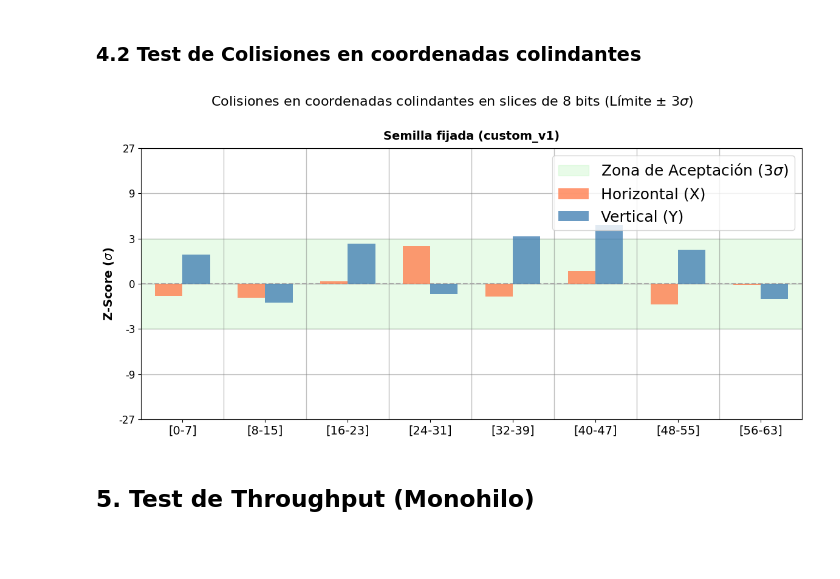
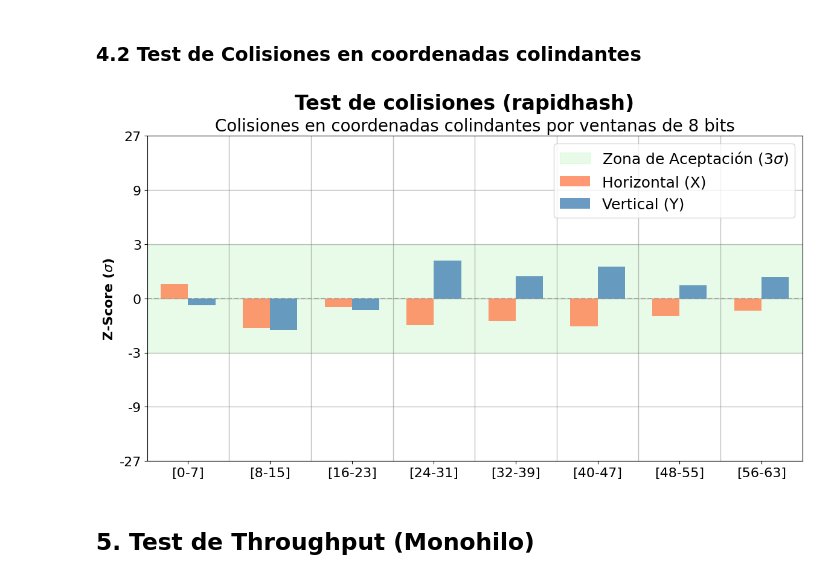
Before and after one commit to LuisMiguelTrinidad/GPT_Generacion_Procedural_de_Terreno, a Jupyter notebook: 01_PRNGs_y_hashing/analysis_notebook.ipynb, the cells around one changed output. Drawn from its saved outputs; the diff is of its cells as text; code cells hidden in the pictures; blank space fills up the shorter version.

```diff
--- a/01_PRNGs_y_hashing/analysis_notebook.ipynb
+++ b/01_PRNGs_y_hashing/analysis_notebook.ipynb
@@ -200,7 +201,7 @@ thresholds = [
     (0.3173, GRAY,         '68.27% (Equiv a 1$\\sigma$)'),
 ]
 
-fig, ax = plt.subplots(figsize=FIGSIZE)
+fig, ax = plt.subplots(figsize=(14,7.5))
 
 # 1. Ejes
 ax.set_xscale('log', base=10)
@@ -242,7 +243,7 @@ ax.grid(which='major', linestyle='-', linewidth=1.5, color=GRAY_DARK)
 ax.grid(which='minor', linestyle='--', linewidth=1, color=GRAY)
 
 # 4. Títulos
-fig.suptitle('Convergencia del Test $\\chi^2$ (Ventanas de 16 bits)', fontweight='bold')
+fig.suptitle(f'Convergencia del Test $\\chi^2$ (Ventanas de 16 bits) ({HASH_FUNCTION})', fontweight='bold')
 
 # 5. Elementos principales
 for alpha, color, label in thresholds:
@@ -324,7 +325,8 @@ Análisis Sensibilidad de entrada/salida (Efecto Avalancha). Objetivo: cambio de
 # %% [markdown]
 Generación de métricas de avalancha: cambios en salida vs flips de 1 bit en $S, X, Y$.
 # %%
-AVALANCHE_SAMPLES = 1_000_000_000
+#40 minutos
+AVALANCHE_SAMPLES = 10_000_000
 AVALANCHE_SEED = 0xDEADBEEFCAFEBABE
 
 avalanche_output_file = Path("logs/avalanche_64b_output.txt")
@@ -481,7 +483,7 @@ plot_avalanche_effect(mu_flips_y, 'Efecto Avalancha: Variando bits de $Y$')
 # %% [markdown]
 #### 2.3.5 Distribución de Bits Cambiados (Distancia de Hamming $h$)
 # %%
-fig, ax = plt.subplots(figsize=(12, 7.5))
+fig, ax = plt.subplots(figsize=(16, 7.5))
 
 # 1. Ejes
 h_vals = np.arange(len(f_h_total))
@@ -500,7 +502,8 @@ ax.set_yticklabels([f'{y * 100:.0f}%' for y in yticks_vals])
 ax.grid(axis='y', linestyle='--', color=GRAY)
 
 # 4. Títulos
-fig.suptitle('Distribución de Bits Cambiados (Distancia de Hamming $h$)', fontweight='bold')
+fig.suptitle(f'Comportamiento Pseudoaleatorio de las diferencias', fontweight='bold')
+ax.set_title(f'Comparación con Distribución Binomial Ideal (${HASH_FUNCTION}$)', fontsize=SUBTITLE_FONT_SIZE)
 
 # 5. Elementos principales
 total_ensayos = 3 * 64 * AVALANCHE_SAMPLES
@@ -512,6 +515,5 @@ ax.plot(h_vals, dist_binomial, color=COLOR_RED, linestyle='--', marker='.',
         markersize=5, label='Distribución Binomial Ideal')
 
 ax.legend()
-plt.tight_layout()
 plt.show()
 # %% [output]
@@ -738,7 +741,7 @@ Total de comparaciones base (N): 1024000000000
 # %% [markdown]
 ### 4.2 Test de Colisiones en coordenadas colindantes
 # %%
-def plot_colisiones_espaciales(total_N, col_x, col_y, titulo_hash):
+def plot_colisiones_espaciales(total_N, col_x, col_y):
     bits = 8
     num_bloques = 64 // bits
     p = 1.0 / (2 ** bits)
@@ -759,12 +762,12 @@ def plot_colisiones_espaciales(total_N, col_x, col_y, titulo_hash):
     width = 1/3
     x_labels = [f'[{j*bits}-{(j+1)*bits-1}]' for j in range(num_bloques)]
 
-    fig, ax = plt.subplots(figsize=(12, 6))
+    fig, ax = plt.subplots(figsize=(14, 7))
 
     ax.set_ylim(-3, 3)
 
     ax.set_yticks(alturas_visuales)
-    ax.set_yticklabels([str(val) for val in valores_reales], fontsize=12)
+    ax.set_yticklabels([str(val) for val in valores_reales], fontsize=TICK_FONT_SIZE)
 
     ax.fill_between([-1, num_bloques], -1, 1, color='lightgreen', alpha=0.2,
                     label='Zona de Aceptación (3$\\sigma$)', zorder=1)
@@ -774,7 +777,7 @@ def plot_colisiones_espaciales(total_N, col_x, col_y, titulo_hash):
     ax.bar(x + width/2, z_y, width, color='steelblue', alpha=0.8, label='Vertical (Y)', zorder=3)
 
     ax.set_xticks(x)
-    ax.set_xticklabels(x_labels, fontsize=14)
+    ax.set_xticklabels(x_labels, fontsize=TICK_FONT_SIZE)
     ax.set_xticks(x + 0.5, minor=True)
     ax.tick_params(axis='x', which='minor', bottom=False)
 
@@ -784,18 +787,17 @@ def plot_colisiones_espaciales(total_N, col_x, col_y, titulo_hash):
 
     ax.set_xlim(-0.5, num_bloques - 0.5)
 
-    ax.set_title(f'Semilla fijada ({titulo_hash})', fontweight='bold', fontsize=14, pad=10)
-    ax.set_ylabel('Z-Score ($\\sigma$)', fontweight='bold', fontsize=14)
+    ax.set_title('Colisiones en coordenadas colindantes por ventanas de 8 bits', fontsize=SUBTITLE_FONT_SIZE)
+    ax.set_ylabel('Z-Score ($\\sigma$)', fontweight='bold', fontsize=LABEL_FONT_SIZE)
     ax.legend(loc='upper right', fontsize=LEGEND_FONT_SIZE)
 
-    plt.suptitle('Colisiones en coordenadas colindantes en slices de 8 bits (Límite ± 3$\\sigma$)', fontsize=16)
+    plt.suptitle(f'Test de colisiones ({HASH_FUNCTION})', fontsize=TITLE_FONT_SIZE, fontweight='bold')
 
-    plt.tight_layout()
     plt.show()
 # %%
-plot_colisiones_espaciales(total_comparisons, col_x, col_y, HASH_FUNCTION)
+plot_colisiones_espaciales(total_comparisons, col_x, col_y)
 # %% [output]
-[figure, old version]
+[figure, new version]
 # %% [markdown]
 ## 5. Test de Throughput (Monohilo)
 # %% [markdown]
```
Also changed, not shown: parts of 28 cells of this notebook.
